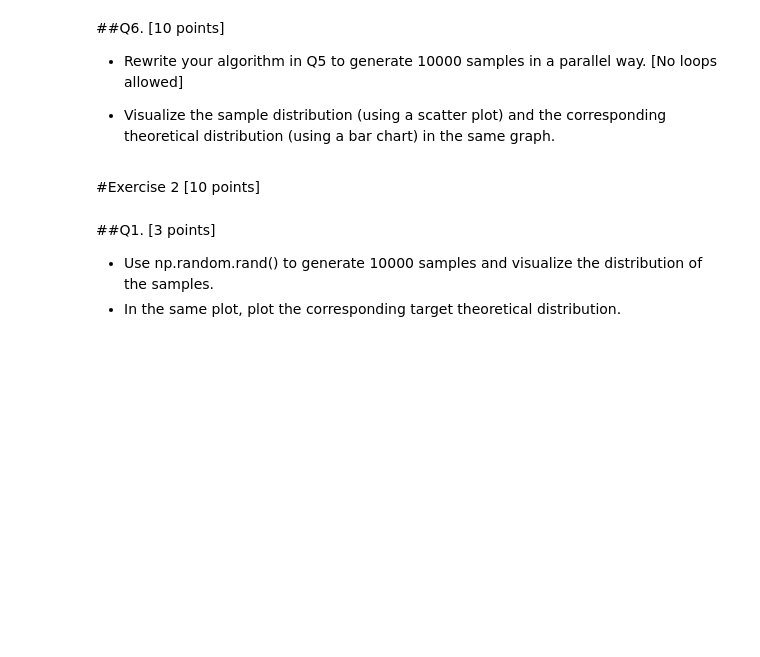
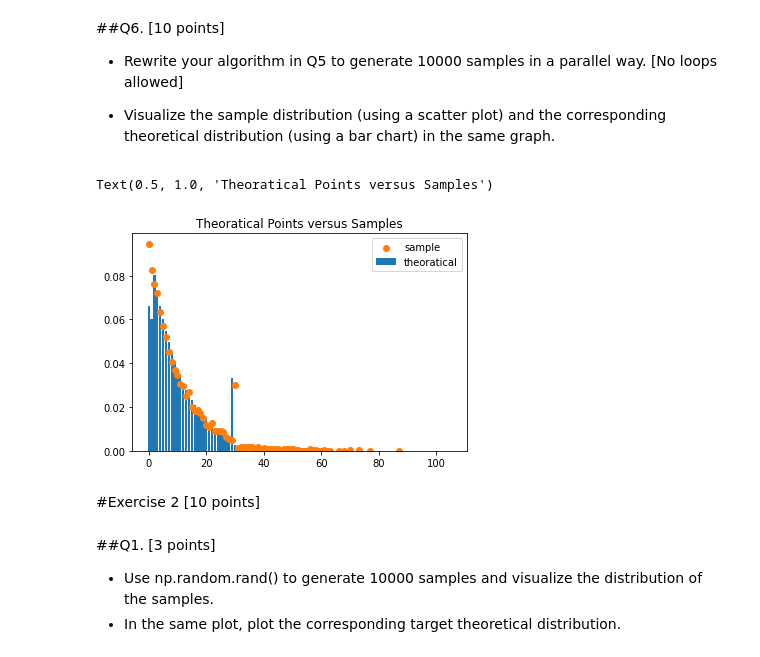
Before and after one commit to r50206v/E4404-Simulation, a Jupyter notebook: hw/Yi_Ping_Tseng_HW2_(IEOR_4404_Fall2020).ipynb, the cells around one changed output. Drawn from its saved outputs; the diff is of its cells as text; code cells hidden in the pictures; blank space fills up the shorter version.

```diff
--- a/hw/Yi_Ping_Tseng_HW2_(IEOR_4404_Fall2020).ipynb
+++ b/hw/Yi_Ping_Tseng_HW2_(IEOR_4404_Fall2020).ipynb
@@ -323,6 +369,26 @@ We are interested in getting 10000 samples of $x$, where $x$ is a variable that
 * Rewrite your algorithm in Q5 to generate 10000 samples in a parallel way. [No loops allowed]
 
 * Visualize the sample distribution (using a scatter plot) and the corresponding theoretical distribution (using a bar chart) in the same graph.
+# %%
+def mixture(N):
+  u = np.random.rand(N)
+  seg1 = np.random.geometric(p=0.1, size=N) - 1
+  seg2 = np.random.negative_binomial(n=2, p=0.1, size=N)
+  seg3 = np.random.geometric(p=0.1, size=N) - 1
+  seg3 = np.array([i if i < 30 else 30 for i in seg3])
+  x = np.concatenate((seg1[u < 0.25], seg2[(u < 0.35) & (u >= 0.25)], seg3[u >= 0.35]))
+  return x
+# %%
+samples = mixture(N)
+unique, counts = np.unique(samples, return_counts=True)
+# %%
+plt.bar(x, pmf, label='theoratical')
+plt.scatter(unique, counts/sum(counts), zorder=2, label='sample')
+plt.legend()
+plt.title('Theoratical Points versus Samples')
+# %% [output]
+Text(0.5, 1.0, 'Theoratical Points versus Samples')
+[figure, added]
 # %% [markdown]
 #Exercise 2 [10 points]
 # %% [markdown]
```
Also changed, not shown: parts of 15 cells of this notebook.
